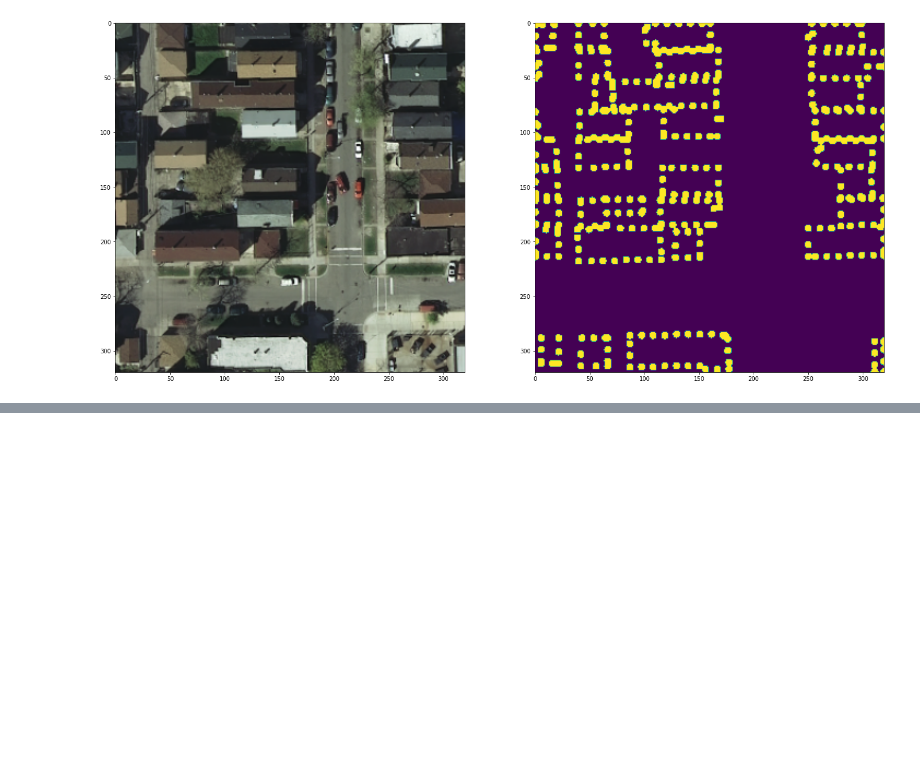
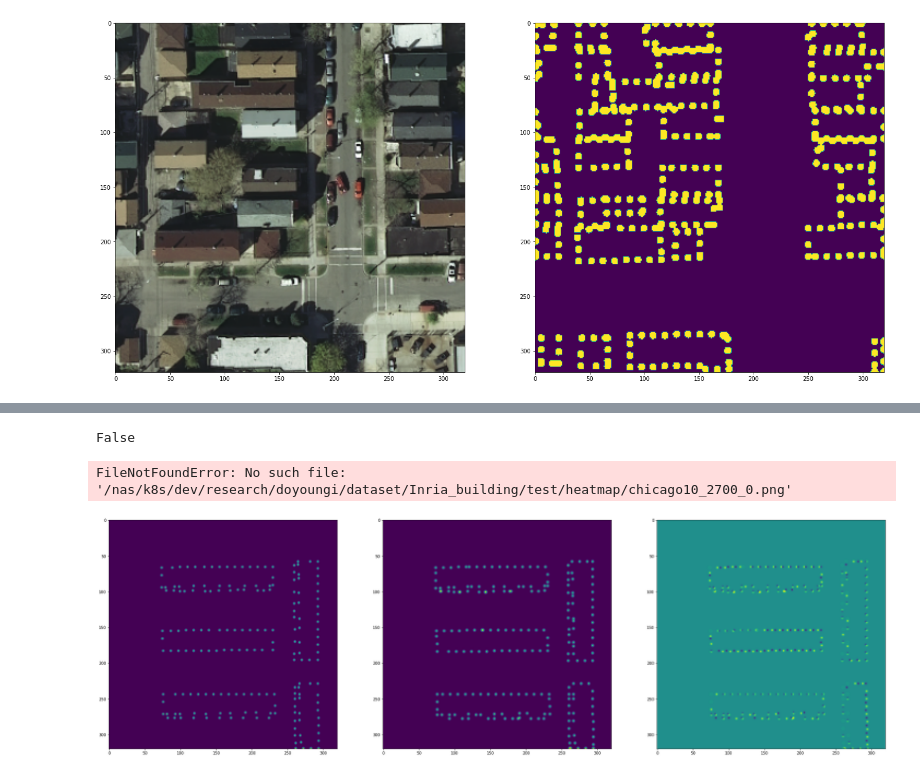
Before and after one commit to tmits37/relationformer, a Jupyter notebook: notebooks/dataset_visualization.ipynb, the cells around one changed output, grey strips where cells are left out. Saved outputs shown, nothing was run; the diff lists cells and outputs as text; code cells hidden in the pictures; blank space fills up the shorter version.

```diff
--- a/notebooks/dataset_visualization.ipynb
+++ b/notebooks/dataset_visualization.ipynb
@@ -92,0 +123,19 @@ torch.Size([6, 3, 320, 320])
+# %%
+# ustin3_2700_4500.png
+inria_heatmap = "/nas/k8s/dev/research/doyoungi/dataset/Inria_building/test/heatmap/chicago10_2700_0.png"
+print(os.path.isfile(inria_heatmap))
+htm_data = imageio.imread(inria_heatmap)
+htm_data = resize(htm_data, (320, 320), anti_aliasing=True, preserve_range=True)
+# htm_data = torch.tensor(htm_data, dtype=torch.int).unsqueeze(0)
+htm_data = htm_data/255.0
+# %% [output]
+False
+FileNotFoundError: No such file: '/nas/k8s/dev/research/doyoungi/dataset/Inria_building/test/heatmap/chicago10_2700_0.png'
+# %%
+fig, ax = plt.subplots(1, 3, figsize=(36, 12))
+ax[0].imshow(heatmap)
+ax[1].imshow(htm_data)
+ax[2].imshow(htm_data - heatmap)
+plt.show()
+# %% [output]
+[figure, added]
```
Also changed, not shown: parts of 4 cells of this notebook, 1 other file.
